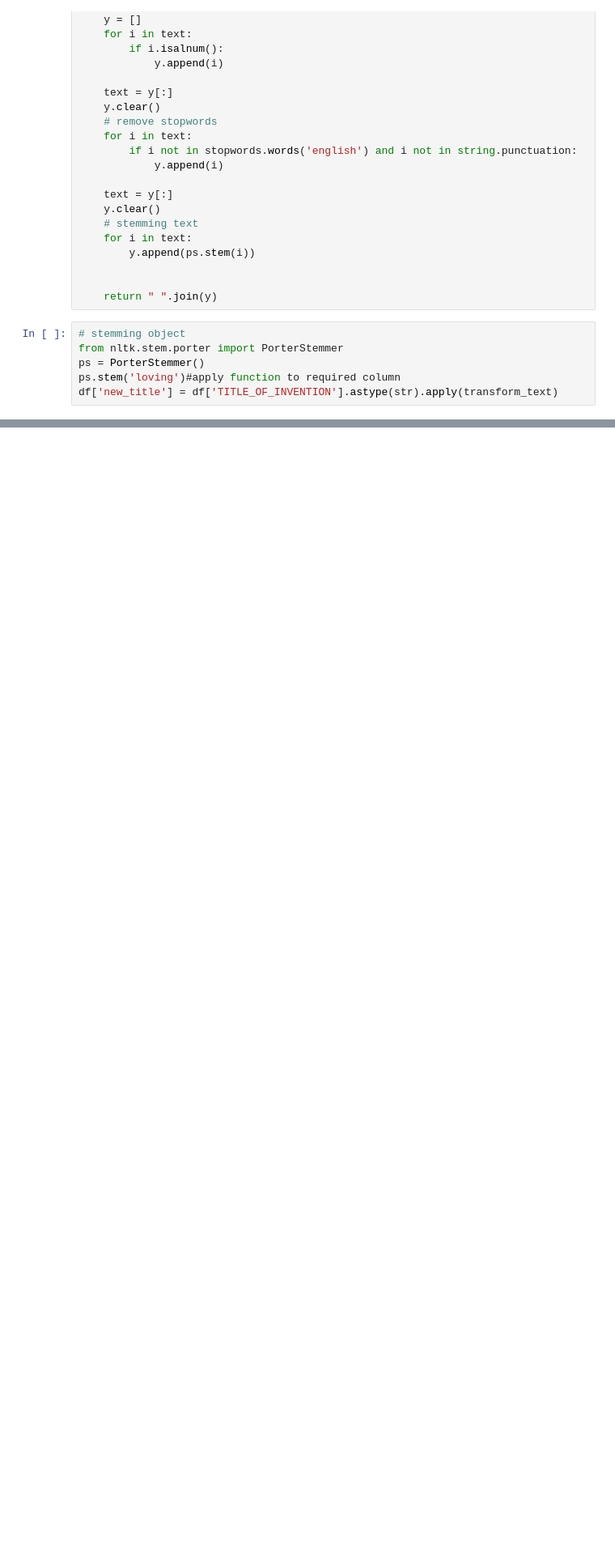
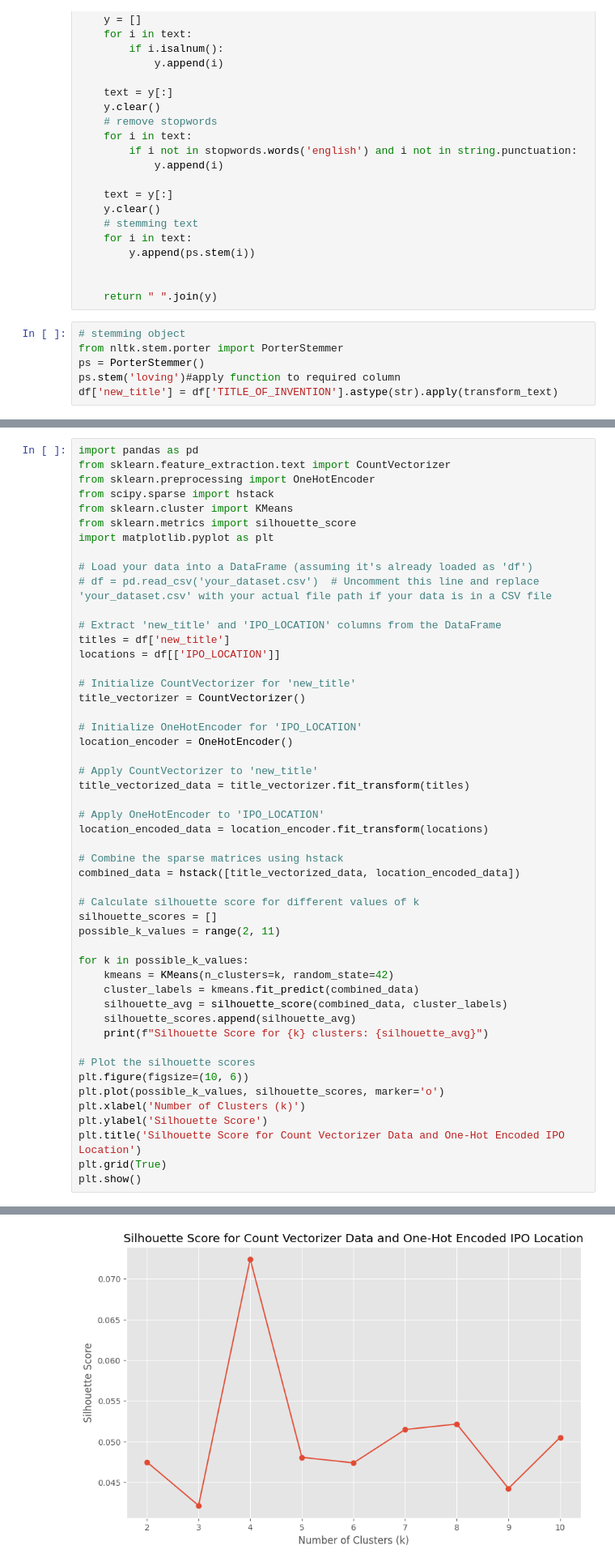
Before and after one commit to pankaj-beldar/patent-data-NLP-classification, a Jupyter notebook: countvector_tfidf.ipynb, the cells around one changed output, grey strips where cells are left out. Shown at 81% size. Cells and saved outputs as stored; diff of their text form; blank space fills up the shorter version.

```diff
--- a/countvector_tfidf.ipynb
+++ b/countvector_tfidf.ipynb
@@ -241,3 +173,54 @@ Silhouette Score for 8 clusters: 0.04021545868225366
 Silhouette Score for 9 clusters: 0.030932386887420865
 Silhouette Score for 10 clusters: 0.031436306176441775
 [figure]
+# %%
+import pandas as pd
+from sklearn.feature_extraction.text import CountVectorizer
+from sklearn.preprocessing import OneHotEncoder
+from scipy.sparse import hstack
+from sklearn.cluster import KMeans
+from sklearn.metrics import silhouette_score
+import matplotlib.pyplot as plt
+
+# Load your data into a DataFrame (assuming it's already loaded as 'df')
+# df = pd.read_csv('your_dataset.csv')  # Uncomment this line and replace 'your_dataset.csv' with your actual file path if your data is in a CSV file
+
+# Extract 'new_title' and 'IPO_LOCATION' columns from the DataFrame
+titles = df['new_title']
+locations = df[['IPO_LOCATION']]
+
+# Initialize CountVectorizer for 'new_title'
+title_vectorizer = CountVectorizer()
+
+# Initialize OneHotEncoder for 'IPO_LOCATION'
+location_encoder = OneHotEncoder()
+
+# Apply CountVectorizer to 'new_title'
+title_vectorized_data = title_vectorizer.fit_transform(titles)
+
+# Apply OneHotEncoder to 'IPO_LOCATION'
+location_encoded_data = location_encoder.fit_transform(locations)
+
+# Combine the sparse matrices using hstack
+combined_data = hstack([title_vectorized_data, location_encoded_data])
+
+# Calculate silhouette score for different values of k
+silhouette_scores = []
+possible_k_values = range(2, 11)
+
+for k in possible_k_values:
+    kmeans = KMeans(n_clusters=k, random_state=42)
+    cluster_labels = kmeans.fit_predict(combined_data)
+    silhouette_avg = silhouette_score(combined_data, cluster_labels)
+    silhouette_scores.append(silhouette_avg)
+    print(f"Silhouette Score for {k} clusters: {silhouette_avg}")
+
+# Plot the silhouette scores
+plt.figure(figsize=(10, 6))
+plt.plot(possible_k_values, silhouette_scores, marker='o')
+plt.xlabel('Number of Clusters (k)')
+plt.ylabel('Silhouette Score')
+plt.title('Silhouette Score for Count Vectorizer Data and One-Hot Encoded IPO Location')
+plt.grid(True)
+plt.show()
+# %% [output]
@@ -244,3 +236,4 @@ Silhouette Score for 10 clusters: 0.031436306176441775
+[figure, added]
 # %%
 import pandas as pd
 from sklearn.feature_extraction.text import TfidfVectorizer
```
Also changed, not shown: parts of 14 cells of this notebook.
